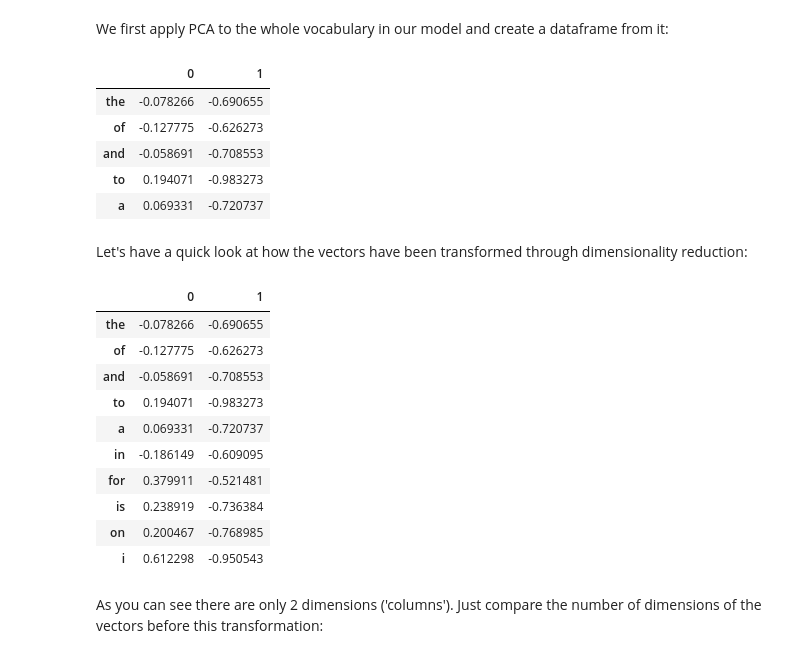
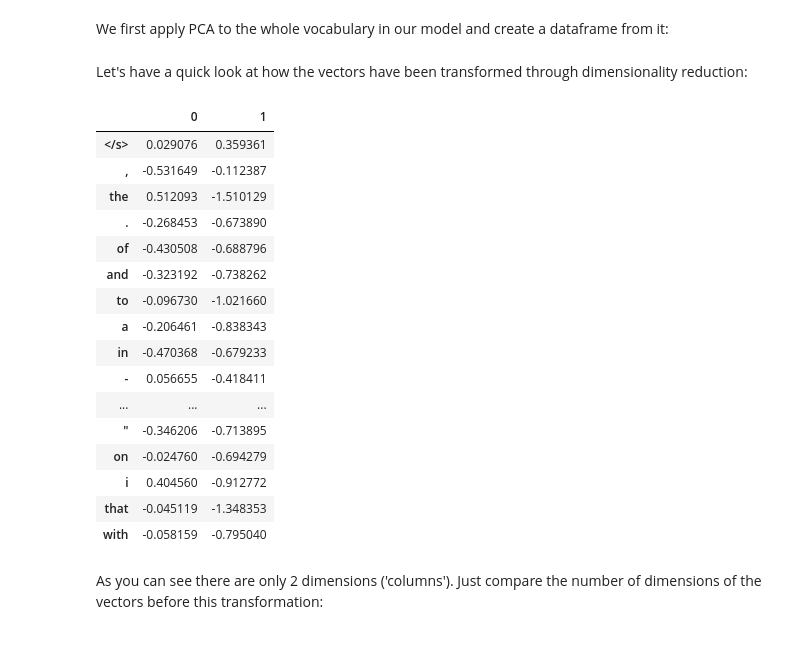
Before and after one commit to npedrazzini/oxford-text-mining, a Jupyter notebook: notebooks/word2vec.ipynb, the cells around one changed output. Drawn from its saved outputs; the diff is of its cells as text; code cells hidden in the pictures.

```diff
--- a/notebooks/word2vec.ipynb
+++ b/notebooks/word2vec.ipynb
@@ -200,5 +196,5 @@ To: /content/conllu2017_vec.txt
 # %%
-pretrained_vectors = KeyedVectors.load_word2vec_format('./models/conllu2017_vec.txt')
+pretrained_vectors = KeyedVectors.load_word2vec_format('./models/conllu2017_vec.txt',unicode_errors='ignore')
 # %% [markdown]
 Note that it took more than 2 minute to load our vectors. Naturally, the bigger the model, there longer it will take.
 # %% [markdown]
@@ -504,7 +500,7 @@ import matplotlib.pyplot as plt
 # %% [markdown]
 We first apply PCA to the whole vocabulary in our model and create a dataframe from it:
 # %%
-vocab = list(pretrained_vectors.vocab.keys())
+vocab = list(pretrained_vectors.key_to_index)
 
 X = pretrained_vectors[vocab]
 
@@ -512,29 +508,28 @@ pca = PCA(n_components=2)
 X_pca = pca.fit_transform(X)
 
 df = pd.DataFrame(X_pca,index=vocab)
-# %% [output]
-|  | 0 | 1 |
-| the | -0.078266 | -0.690655 |
-| of | -0.127775 | -0.626273 |
-| and | -0.058691 | -0.708553 |
-| to | 0.194071 | -0.983273 |
-| a | 0.069331 | -0.720737 |
 # %% [markdown]
 Let's have a quick look at how the vectors have been transformed through dimensionality reduction:
 # %%
-df.head(10)
+df.head(20)
 # %% [output]
 |  | 0 | 1 |
-| the | -0.078266 | -0.690655 |
-| of | -0.127775 | -0.626273 |
-| and | -0.058691 | -0.708553 |
-| to | 0.194071 | -0.983273 |
-| a | 0.069331 | -0.720737 |
-| in | -0.186149 | -0.609095 |
-| for | 0.379911 | -0.521481 |
-| is | 0.238919 | -0.736384 |
-| on | 0.200467 | -0.768985 |
-| i | 0.612298 | -0.950543 |
+| </s> | 0.029076 | 0.359361 |
+| , | -0.531649 | -0.112387 |
+| the | 0.512093 | -1.510129 |
+| . | -0.268453 | -0.673890 |
+| of | -0.430508 | -0.688796 |
+| and | -0.323192 | -0.738262 |
+| to | -0.096730 | -1.021660 |
+| a | -0.206461 | -0.838343 |
+| in | -0.470368 | -0.679233 |
+| - | 0.056655 | -0.418411 |
+| ... | ... | ... |
+| " | -0.346206 | -0.713895 |
+| on | -0.024760 | -0.694279 |
+| i | 0.404560 | -0.912772 |
+| that | -0.045119 | -1.348353 |
+| with | -0.058159 | -0.795040 |
 # %% [markdown]
 As you can see there are only 2 dimensions ('columns'). Just compare the number of dimensions of the vectors before this transformation:
 # %%
```
Also changed, not shown: parts of 21 cells of this notebook.
